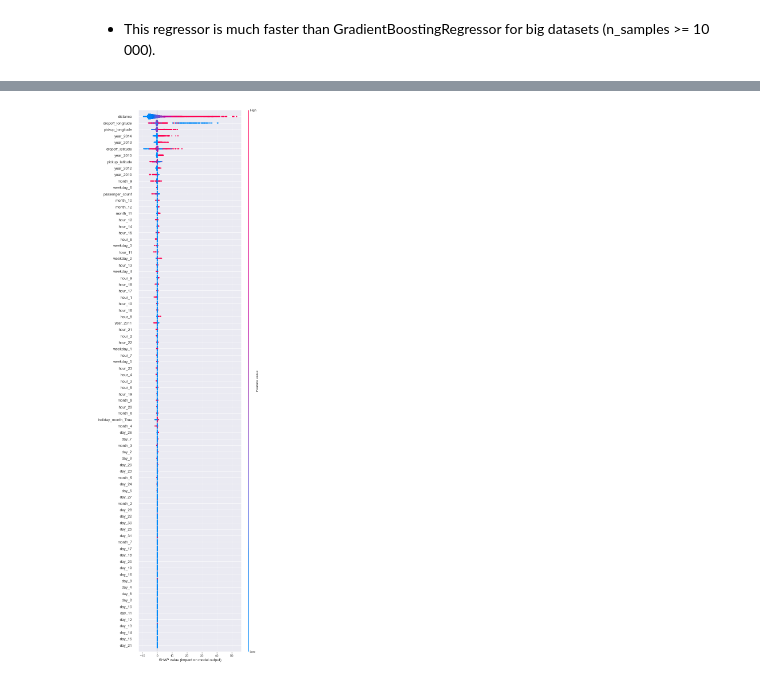
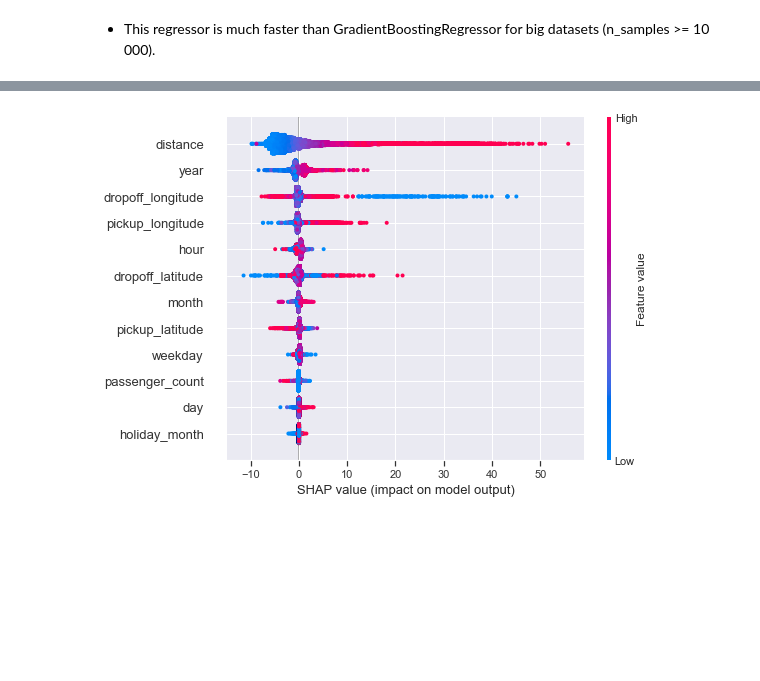
Before and after one commit to liangym2014/Kaggle, a Jupyter notebook: 1.uber fares/uber-fare-eda-regression.ipynb, the cells around one changed output, grey strips where cells are left out. Cells and saved outputs as stored; diff of their text form; code cells hidden in the pictures; blank space fills up the shorter version.

```diff
--- a/1.uber fares/uber-fare-eda-regression.ipynb
+++ b/1.uber fares/uber-fare-eda-regression.ipynb
@@ -709,0 +690,4 @@ def metrics(model, X_train, y_train, X_test, y_test):
+# %%
+scaler = StandardScaler().fit(X_train)
+X_train_scale = pd.DataFrame(scaler.transform(X_train), columns = X_train.columns)
+X_test_scale = pd.DataFrame(scaler.transform(X_test), columns = X_train.columns)
@@ -753,5 +768,5 @@ pd.DataFrame({"coef":lr.coef_}, index = [column_names[i] for i in column_idx]).s
 # %%
-pca = PCA(n_components=10, random_state = 2)
-pca.fit(X_train, y_train)
+pca = PCA(random_state = 2)
+pca.fit(X_train_scale, y_train)
 plt.bar(x = np.arange(len(pca.explained_variance_ratio_)), height = pca.explained_variance_ratio_);
 # %% [output]
@@ -764,0 +780,4 @@ plt.step(x = np.arange(len(pca.explained_variance_ratio_)),y = np.cumsum(pca.exp
+# %%
+pca = PCA(n_components=9, random_state = 2)
+pca.fit(X_train_scale, y_train)
+plt.bar(x = np.arange(len(pca.explained_variance_ratio_)), height = pca.explained_variance_ratio_);
@@ -888,5 +873,5 @@ pd.DataFrame({"feature_importance":rf_tuned.feature_importances_}, index = colum
 - This regressor is much faster than GradientBoostingRegressor for big datasets (n_samples >= 10 000).
 # %%
 hgb = HistGradientBoostingRegressor(random_state=5, max_iter = 200)
-hgb = metrics(hgb, X_train, y_train, X_test, y_test)
+hgb = metrics(hgb, X_train_scale, y_train, X_test_scale, y_test)
 # %% [output]
@@ -906,6 +888,6 @@ pd.DataFrame({"permutation importance": pi.importances_mean, "std":pi.importance
 # %%
 explainer = shap.TreeExplainer(hgb)
-shap_values = explainer.shap_values(X_test)
-shap.summary_plot(shap_values = shap_values, features = X_test, feature_names = column_names, max_display = len(column_names))
+shap_values = explainer.shap_values(X_test_scale)
+shap.summary_plot(shap_values = shap_values, features = X_test_scale, feature_names = X_test_scale.columns, max_display = X_test_scale.shape[1])
 # %% [output]
-[figure, old version]
+[figure, new version]
```
Also changed, not shown: parts of 59 cells of this notebook.
